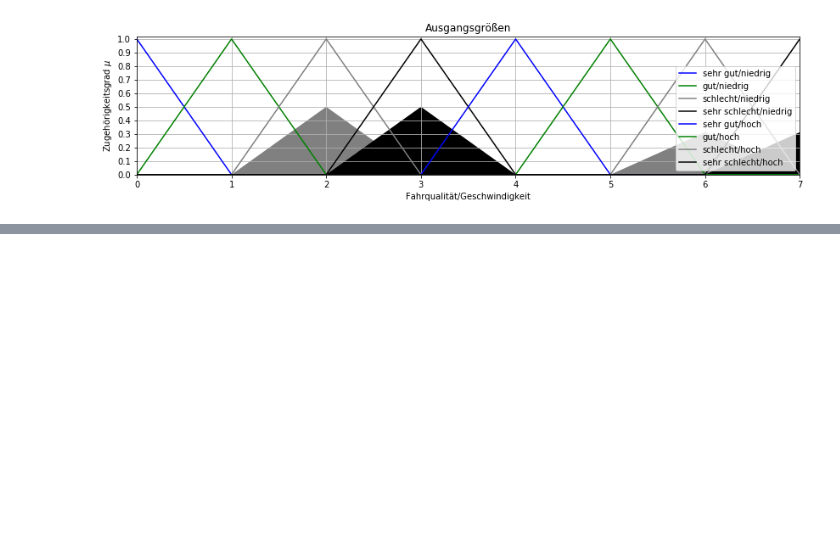
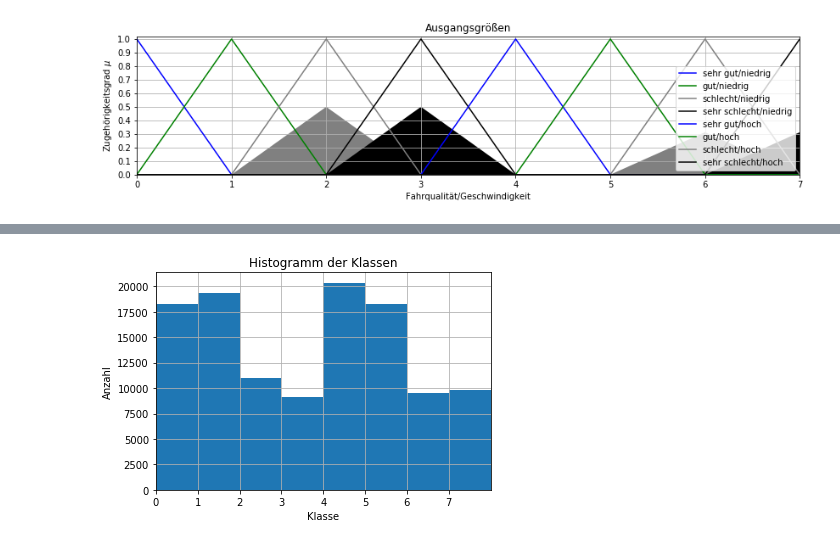
Before and after one commit to SandGreif/FahrradwegeKlassifizierung, a Jupyter notebook: daten_labeln/fuzzyLogic.ipynb, the cells around one changed output, grey strips where cells are left out. Saved outputs shown, nothing was run; the diff lists cells and outputs as text; code cells hidden in the pictures; blank space fills up the shorter version.

```diff
--- a/daten_labeln/fuzzyLogic.ipynb
+++ b/daten_labeln/fuzzyLogic.ipynb
@@ -575,0 +649,14 @@ Text(0.5,1,'Defuzzifizierung: Einordnung der Fahrqualität')
+# %%
+featuresDf.set_index('Zeitstempel in Unixzeit', inplace=True)
+featuresDf.to_csv('../daten/merkmale_datensatz_37_bis_42//merkmaleMitLabelnFuzzyVersuch3.csv')
+# %%
+# Versuch 4.4 mit 8 Klassen Histogram
+plt.xticks(np.arange(0, 7.1, step=1))
+plt.xlim(0,8)
+plt.xlabel("Klasse")
+plt.ylabel("Anzahl")
+plt.title("Histogramm der Klassen")
+featuresDf["Klasse"].hist(bins=[0,1,2,3,4,5,6,7,8])
+plt.savefig("histogrammKlassenFuzzyVersuch3.png")
+# %% [output]
+[figure, added]
```
Also changed, not shown: parts of 5 cells of this notebook, 11 other files.
